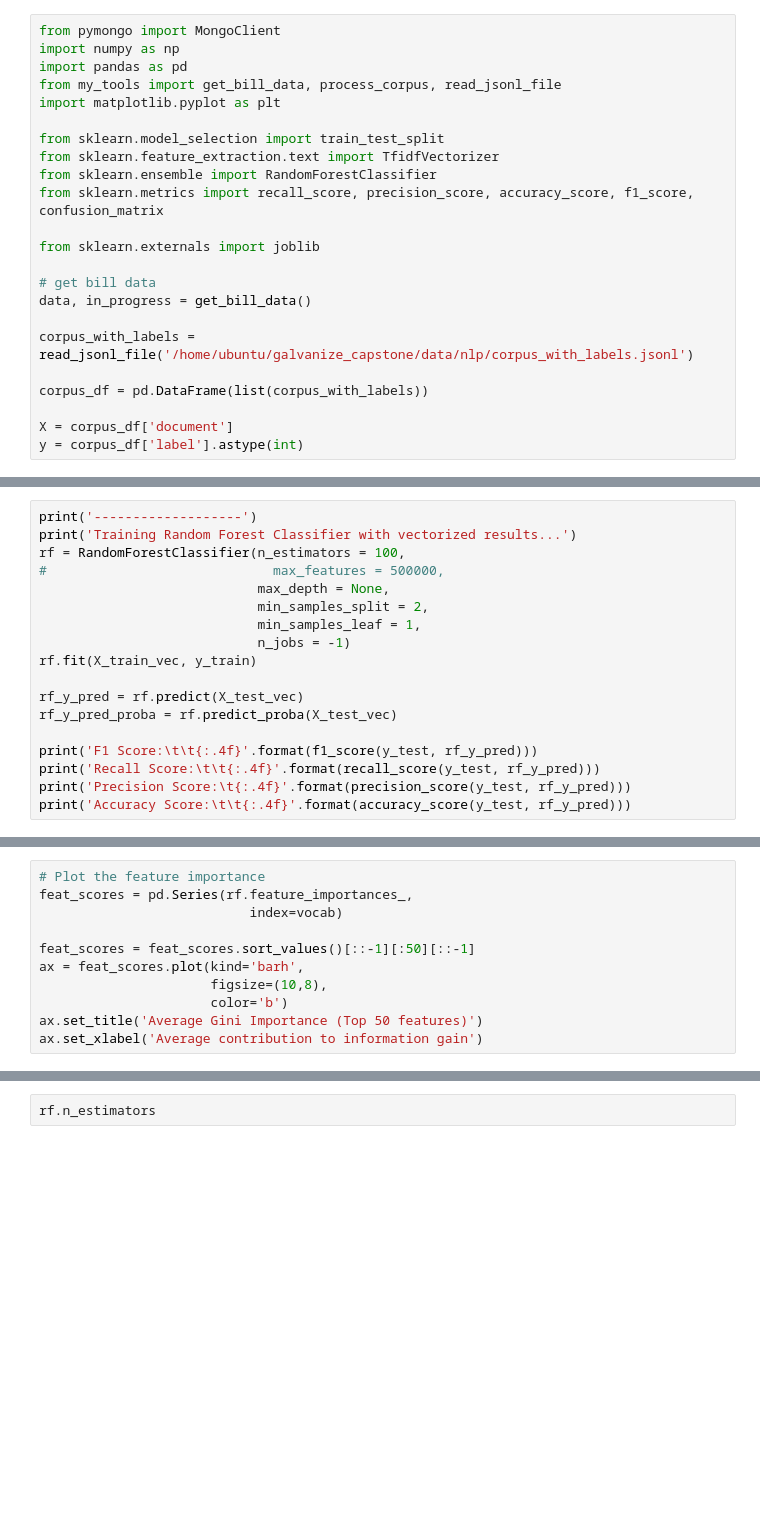
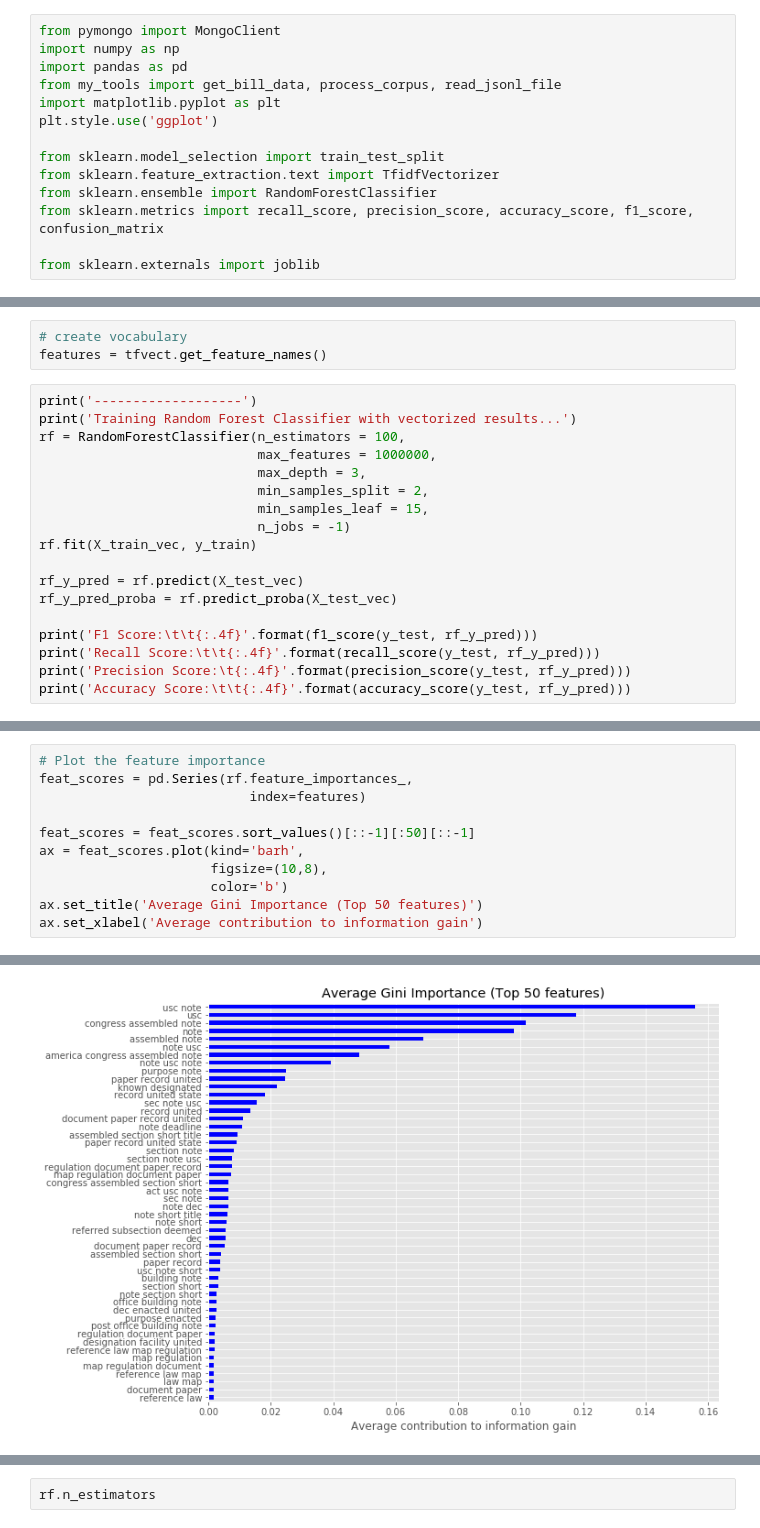
Before and after one commit to BruceZu/galvanize_capstone, a Jupyter notebook: src/nlp_rf_model.ipynb, the cells around one changed output, grey strips where cells are left out. Saved outputs shown, nothing was run; the diff lists cells and outputs as text; blank space fills up the shorter version.

```diff
--- a/src/nlp_rf_model.ipynb
+++ b/src/nlp_rf_model.ipynb
@@ -4,6 +4,7 @@ import numpy as np
 import pandas as pd
 from my_tools import get_bill_data, process_corpus, read_jsonl_file
 import matplotlib.pyplot as plt
+plt.style.use('ggplot')
 
 from sklearn.model_selection import train_test_split
 from sklearn.feature_extraction.text import TfidfVectorizer
@@ -11,13 +12,3 @@ from sklearn.ensemble import RandomForestClassifier
 from sklearn.metrics import recall_score, precision_score, accuracy_score, f1_score, confusion_matrix
 
 from sklearn.externals import joblib
-
-# get bill data
-data, in_progress = get_bill_data()
-
-corpus_with_labels = read_jsonl_file('/home/ubuntu/galvanize_capstone/data/nlp/corpus_with_labels.jsonl')
-
-corpus_df = pd.DataFrame(list(corpus_with_labels))
-
-X = corpus_df['document']
-y = corpus_df['label'].astype(int)
@@ -46,11 +79,14 @@ vocab = tfvect.vocabulary_
+# %%
+# create vocabulary
+features = tfvect.get_feature_names()
 # %%
 print('-------------------')
 print('Training Random Forest Classifier with vectorized results...')
 rf = RandomForestClassifier(n_estimators = 100,
-#                             max_features = 500000,
-                            max_depth = None,
+                            max_features = 1000000,
+                            max_depth = 3,
                             min_samples_split = 2,
-                            min_samples_leaf = 1,
+                            min_samples_leaf = 15,
                             n_jobs = -1)
 rf.fit(X_train_vec, y_train)
 
@@ -64,7 +112,7 @@ print('Accuracy Score:\t\t{:.4f}'.format(accuracy_score(y_test, rf_y_pred)))
 # %%
 # Plot the feature importance
 feat_scores = pd.Series(rf.feature_importances_,
-                           index=vocab)
+                           index=features)
 
 feat_scores = feat_scores.sort_values()[::-1][:50][::-1]
 ax = feat_scores.plot(kind='barh',
@@ -72,3 +120,4 @@ ax = feat_scores.plot(kind='barh',
                       color='b')
 ax.set_title('Average Gini Importance (Top 50 features)')
 ax.set_xlabel('Average contribution to information gain')
+# %% [output]
@@ -74,0 +125 @@ ax.set_xlabel('Average contribution to information gain')
+[figure, added]
```
Also changed, not shown: parts of 11 cells of this notebook, 2 other files.
